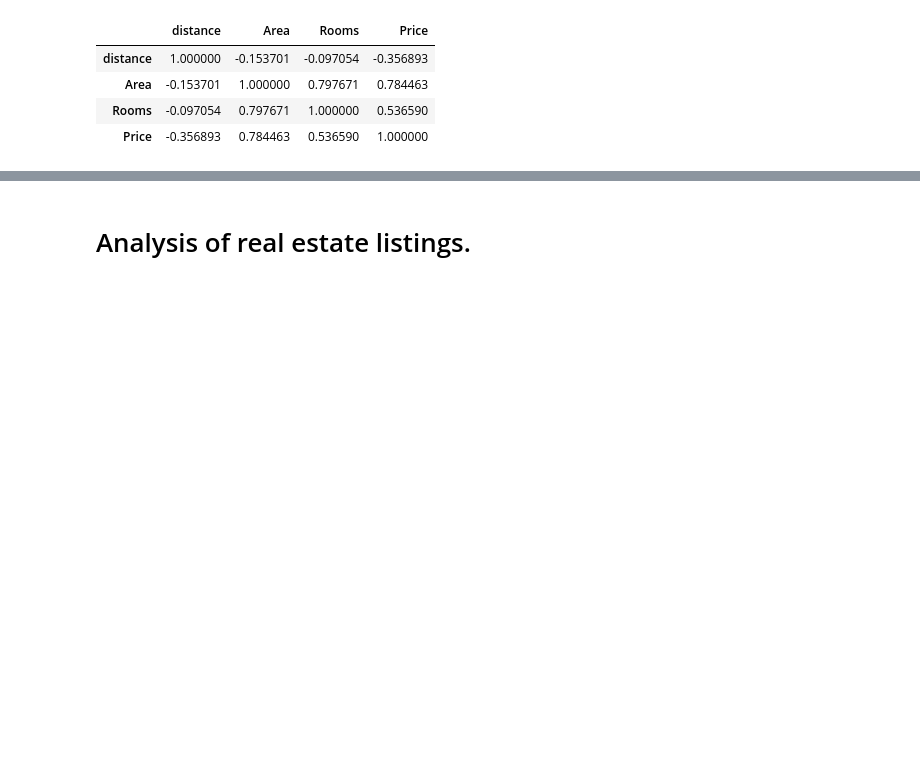
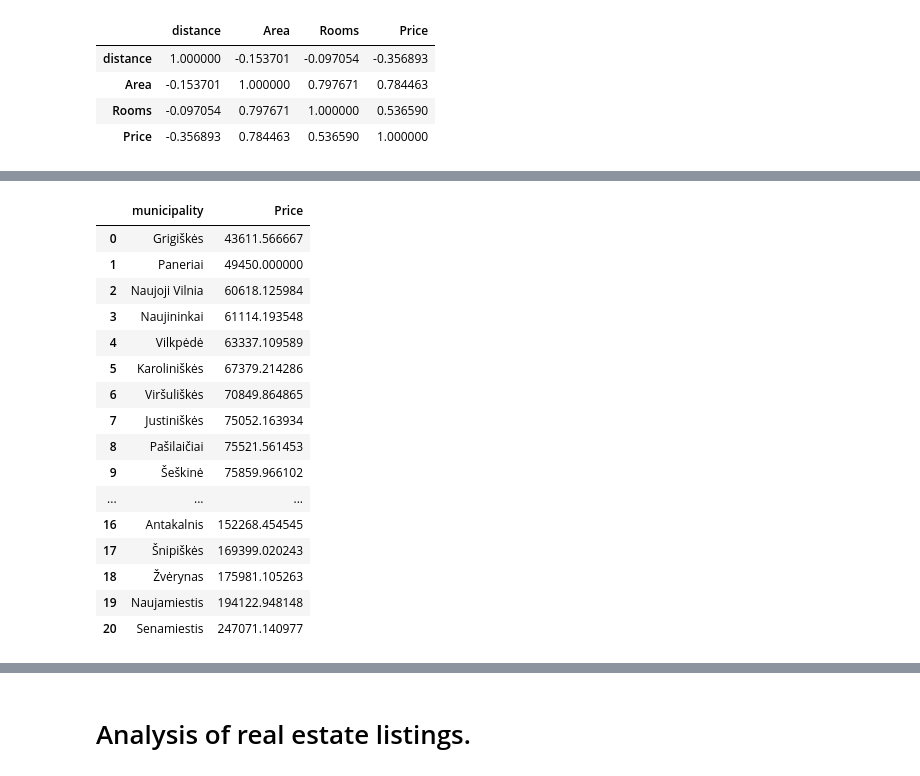
Before and after one commit to stambus/Coursera_capstone, a Jupyter notebook: Capstone project: 'Real estate'.ipynb, the cells around one changed output, grey strips where cells are left out. Saved outputs shown, nothing was run; the diff lists cells and outputs as text; code cells hidden in the pictures; blank space fills up the shorter version.

```diff
--- a/Capstone project: 'Real estate'.ipynb
+++ b/Capstone project: 'Real estate'.ipynb
@@ -278,0 +415,22 @@ top_100_map
+# %%
+grouped_estates = aruodas_df[['Price','municipality']].groupby('municipality').mean()
+grouped_estates = grouped_estates.sort_values(by=['Price']).reset_index()
+grouped_estates
+# %% [output]
+|  | municipality | Price |
+| 0 | Grigiškės | 43611.566667 |
+| 1 | Paneriai | 49450.000000 |
+| 2 | Naujoji Vilnia | 60618.125984 |
+| 3 | Naujininkai | 61114.193548 |
+| 4 | Vilkpėdė | 63337.109589 |
+| 5 | Karoliniškės | 67379.214286 |
+| 6 | Viršuliškės | 70849.864865 |
+| 7 | Justiniškės | 75052.163934 |
+| 8 | Pašilaičiai | 75521.561453 |
+| 9 | Šeškinė | 75859.966102 |
+| ... | ... | ... |
+| 16 | Antakalnis | 152268.454545 |
+| 17 | Šnipiškės | 169399.020243 |
+| 18 | Žvėrynas | 175981.105263 |
+| 19 | Naujamiestis | 194122.948148 |
+| 20 | Senamiestis | 247071.140977 |
```
Also changed, not shown: parts of 16 cells of this notebook.
